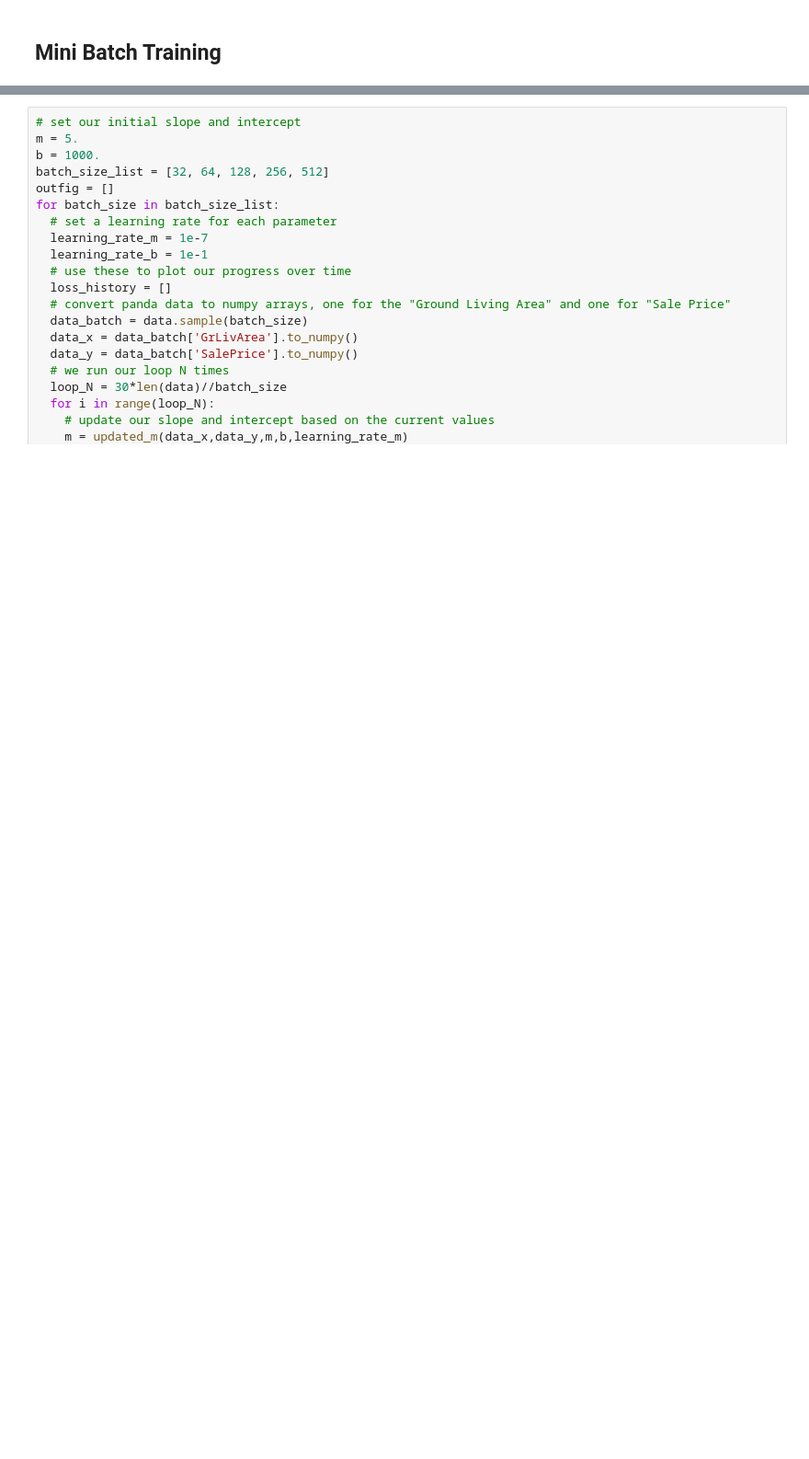
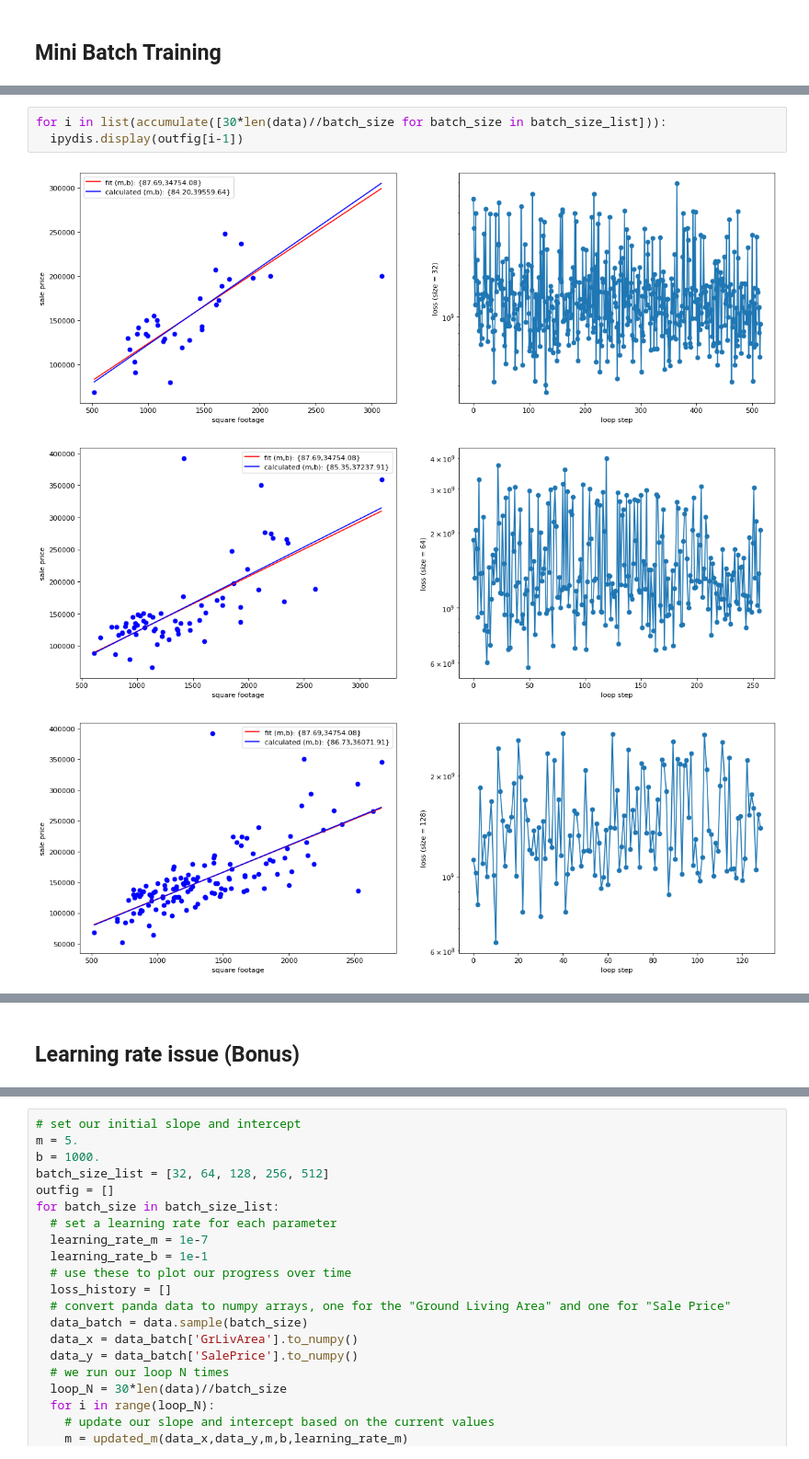
Before and after one commit to sarora39/ai-science-training-series, a Jupyter notebook: 01_intro_AI_on_Supercomputer/shikhararora_hw1.ipynb, the cells around one changed output, grey strips where cells are left out. Shown at 92% size. Saved outputs shown, nothing was run; the diff lists cells and outputs as text; blank space fills up the shorter version.

```diff
--- a/01_intro_AI_on_Supercomputer/shikhararora_hw1.ipynb
+++ b/01_intro_AI_on_Supercomputer/shikhararora_hw1.ipynb
@@ -112,0 +178,7 @@ y_i = 5.47 * x + 1000.00     previously calculated: y_i = 87.69 * x + 34754.08
+# %%
+for i in list(accumulate([30*len(data)//batch_size for batch_size in batch_size_list])):
+  ipydis.display(outfig[i-1])
+# %% [output]
+[figure, added]
+[figure, added]
+[figure, added]
@@ -112,0 +187,2 @@ y_i = 5.47 * x + 1000.00     previously calculated: y_i = 87.69 * x + 34754.08
+# %% [markdown]
+## Learning rate issue (Bonus)
```
Also changed, not shown: parts of 8 cells of this notebook.
